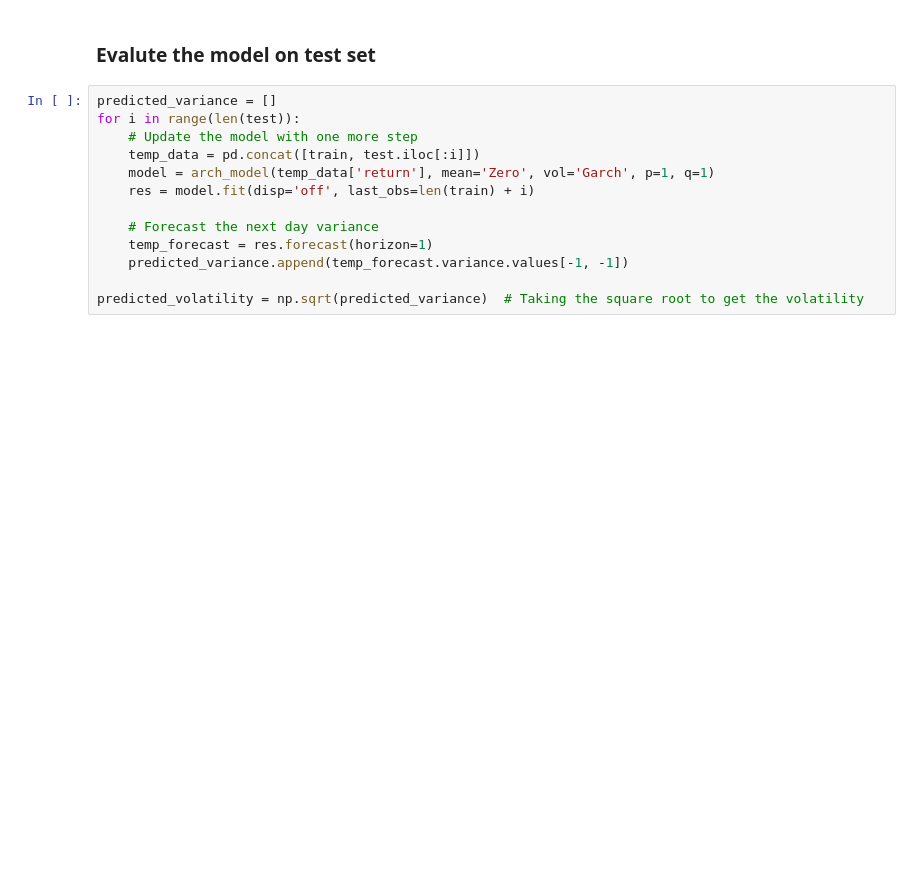
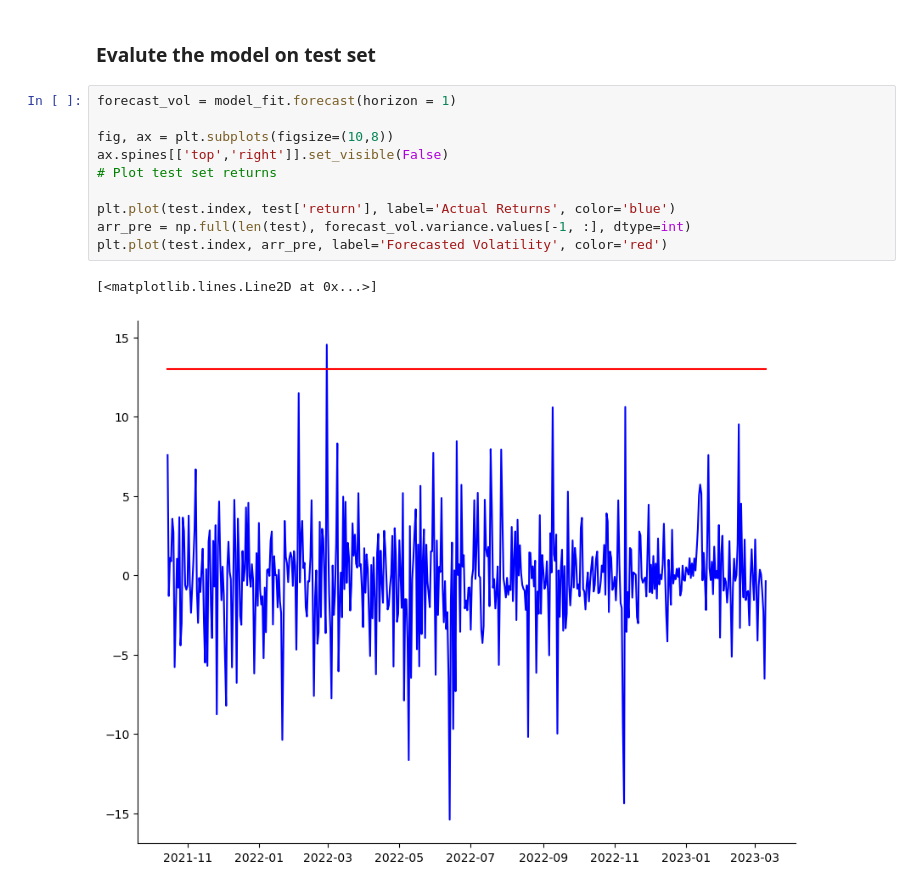
Before and after one commit to frankli073/variance_prediction, a Jupyter notebook: models/GARCH.ipynb, the cells around one changed output. Drawn from its saved outputs; the diff is of its cells as text; blank space fills up the shorter version.

Commit message:
basically complete garch

```diff
--- a/models/GARCH.ipynb
+++ b/models/GARCH.ipynb
@@ -135,16 +163,16 @@ beta[1]        0.8492  3.558e-02     23.865 7.107e-126   [  0.779,  0.919]
 Covariance estimator: robust
 # %% [markdown]
 ### Evalute the model on test set
-# %%
-predicted_variance = []
-for i in range(len(test)):
-    # Update the model with one more step
-    temp_data = pd.concat([train, test.iloc[:i]])
-    model = arch_model(temp_data['return'], mean='Zero', vol='Garch', p=1, q=1)
-    res = model.fit(disp='off', last_obs=len(train) + i)
-
-    # Forecast the next day variance
-    temp_forecast = res.forecast(horizon=1)
-    predicted_variance.append(temp_forecast.variance.values[-1, -1])
-
-predicted_volatility = np.sqrt(predicted_variance)  # Taking the square root to get the volatility
+# %%
+forecast_vol = model_fit.forecast(horizon = 1)
+
+fig, ax = plt.subplots(figsize=(10,8))
+ax.spines[['top','right']].set_visible(False)
+# Plot test set returns
+
+plt.plot(test.index, test['return'], label='Actual Returns', color='blue')
+arr_pre = np.full(len(test), forecast_vol.variance.values[-1, :], dtype=int)
+plt.plot(test.index, arr_pre, label='Forecasted Volatility', color='red')
+# %% [output]
+[<matplotlib.lines.Line2D at 0x...>]
+[figure, added]
```
Also changed, not shown: parts of 14 cells of this notebook.
